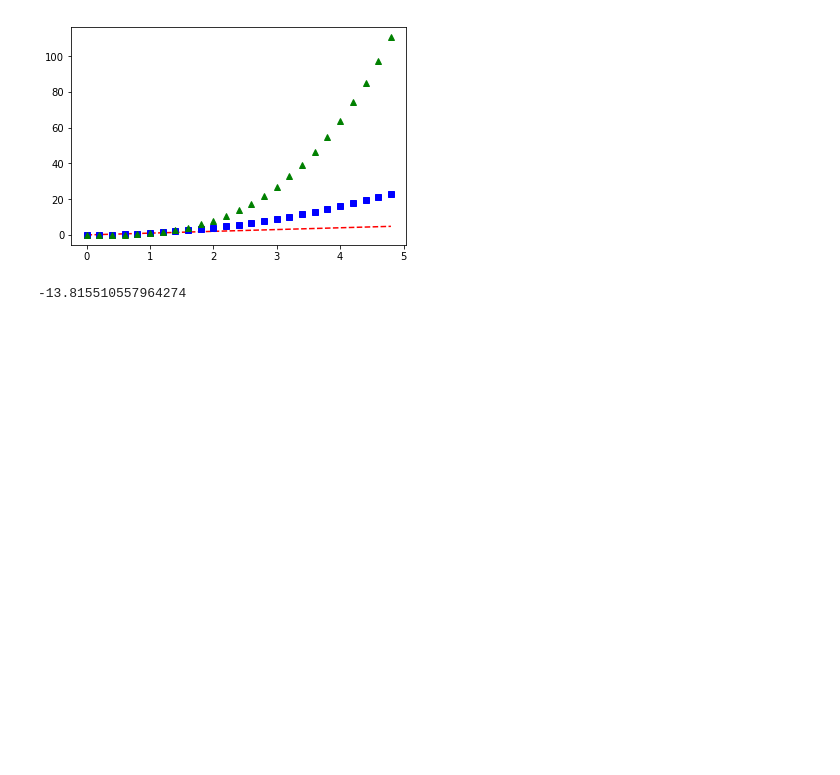
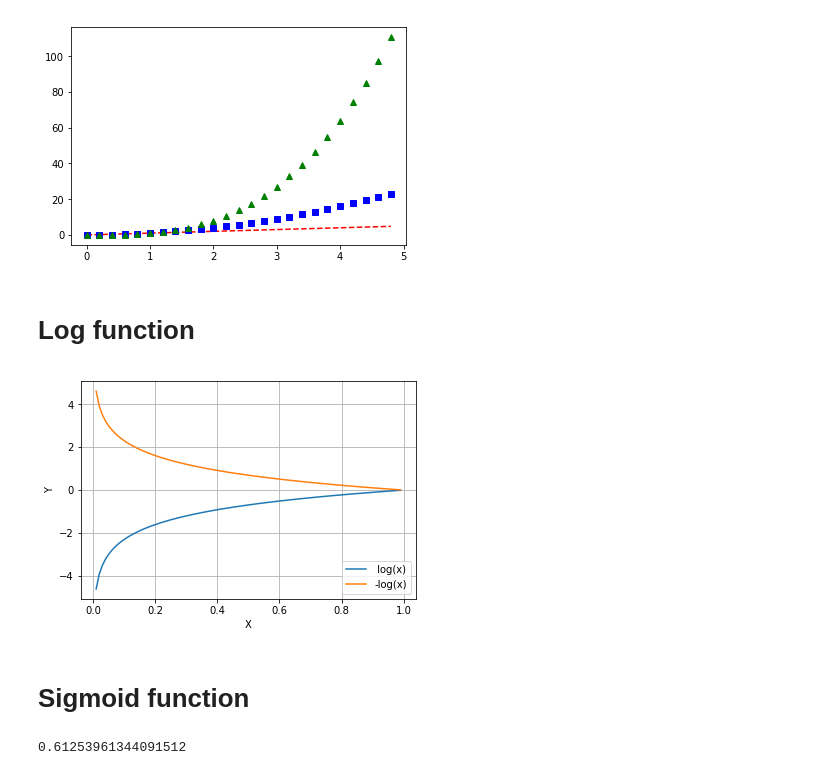
Before and after one commit to CCRogerWang/CCRogerWang.github.io, a Jupyter notebook: posts/first-jupyter-notebook.ipynb, the cells around one changed output. Drawn from its saved outputs; the diff is of its cells as text; code cells hidden in the pictures; blank space fills up the shorter version.

```diff
--- a/posts/first-jupyter-notebook.ipynb
+++ b/posts/first-jupyter-notebook.ipynb
@@ -18,7 +19,19 @@ plt.plot(t, t, 'r--', t, t**2, 'bs', t, t**3, 'g^')
 plt.show()
 # %% [output]
 [figure]
-# %%
-x = np.arange(0.0)
-# %% [output]
--13.815510557964274
+# %% [markdown]
+# Log function
+# %%
+x = np.arange(0.01, 1, 0.01)
+y = np.log(x)
+plt.plot(x, y, label=' log(x)')
+plt.plot(x, -y, label='-log(x)')
+plt.ylabel('Y')
+plt.xlabel('X')
+plt.legend(loc='lower right')
+plt.grid(True)
+plt.show()
+# %% [output]
+[figure, added]
+# %% [markdown]
+# Sigmoid function
@@ -24,0 +41,4 @@ x = np.arange(0.0)
+# %%
+sigmoid(0.458)
+# %% [output]
+0.61253961344091512
```
Also changed, not shown: parts of 3 cells of this notebook, 1 other file.
